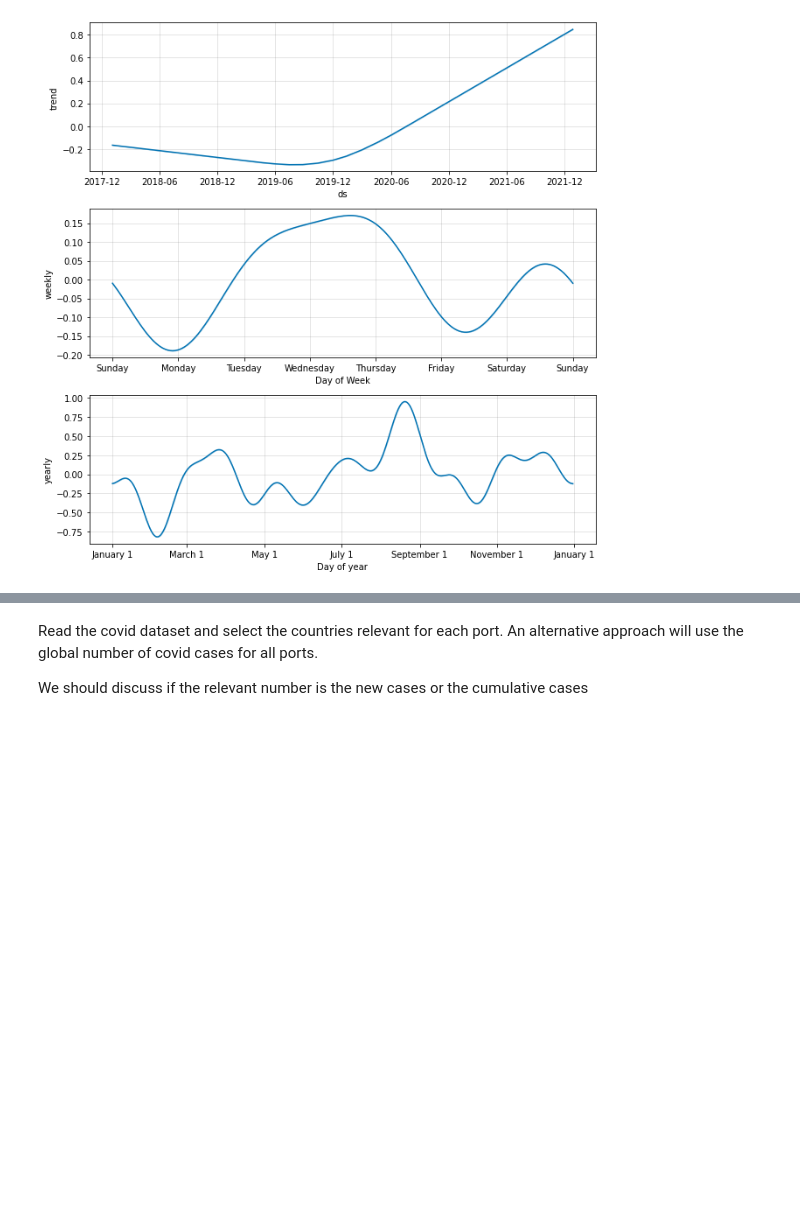
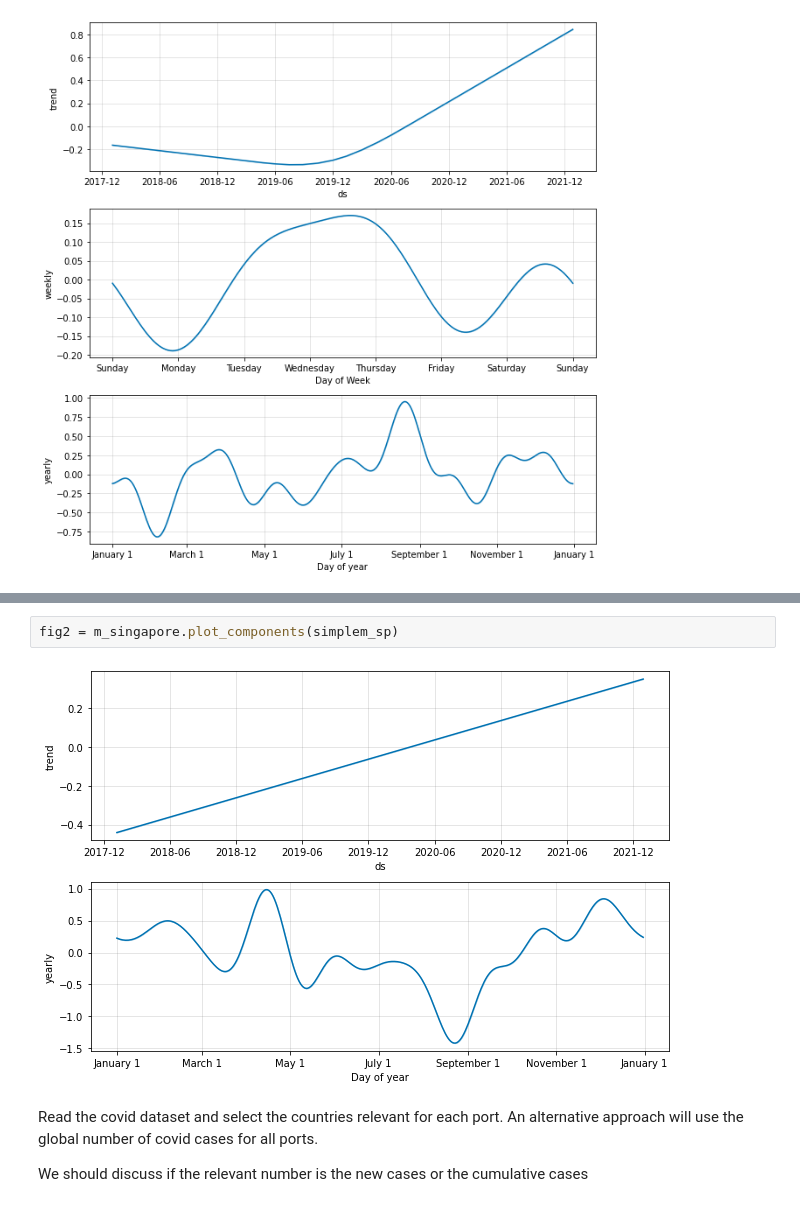
Before and after one commit to lifewinning/MLTSA22_final, a Jupyter notebook: TimeSeriesAnalysis.ipynb, the cells around one changed output, grey strips where cells are left out. Saved outputs shown, nothing was run; the diff lists cells and outputs as text; blank space fills up the shorter version.

```diff
--- a/TimeSeriesAnalysis.ipynb
+++ b/TimeSeriesAnalysis.ipynb
@@ -191,3 +186,7 @@ Seasonality components
+# %%
+fig2 = m_singapore.plot_components(simplem_sp)
+# %% [output]
+[figure, added]
 # %% [markdown]
 Read the covid dataset and select the countries relevant for each port.
 An alternative approach will use the global number of covid cases for all ports.
```
Also changed, not shown: parts of 16 cells of this notebook.
